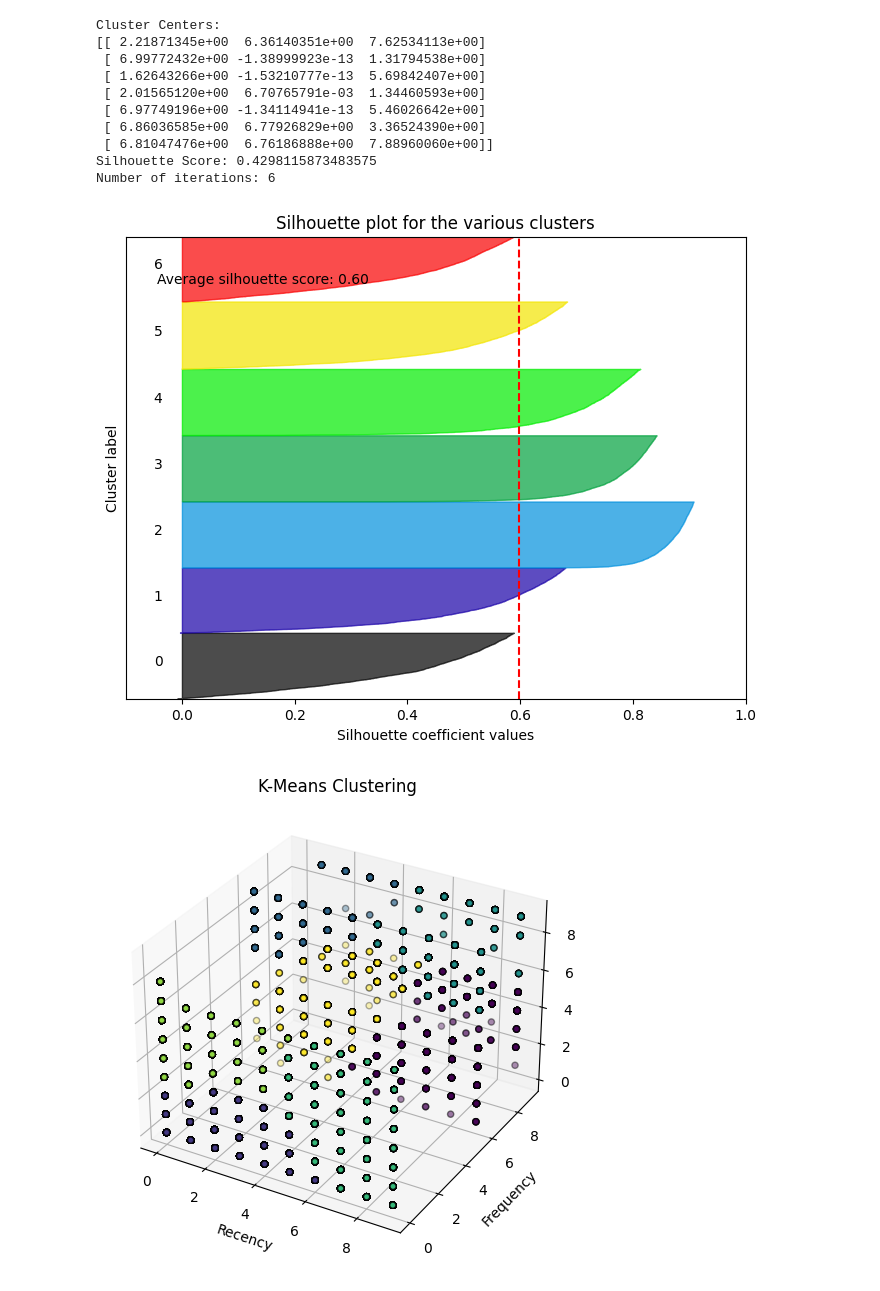
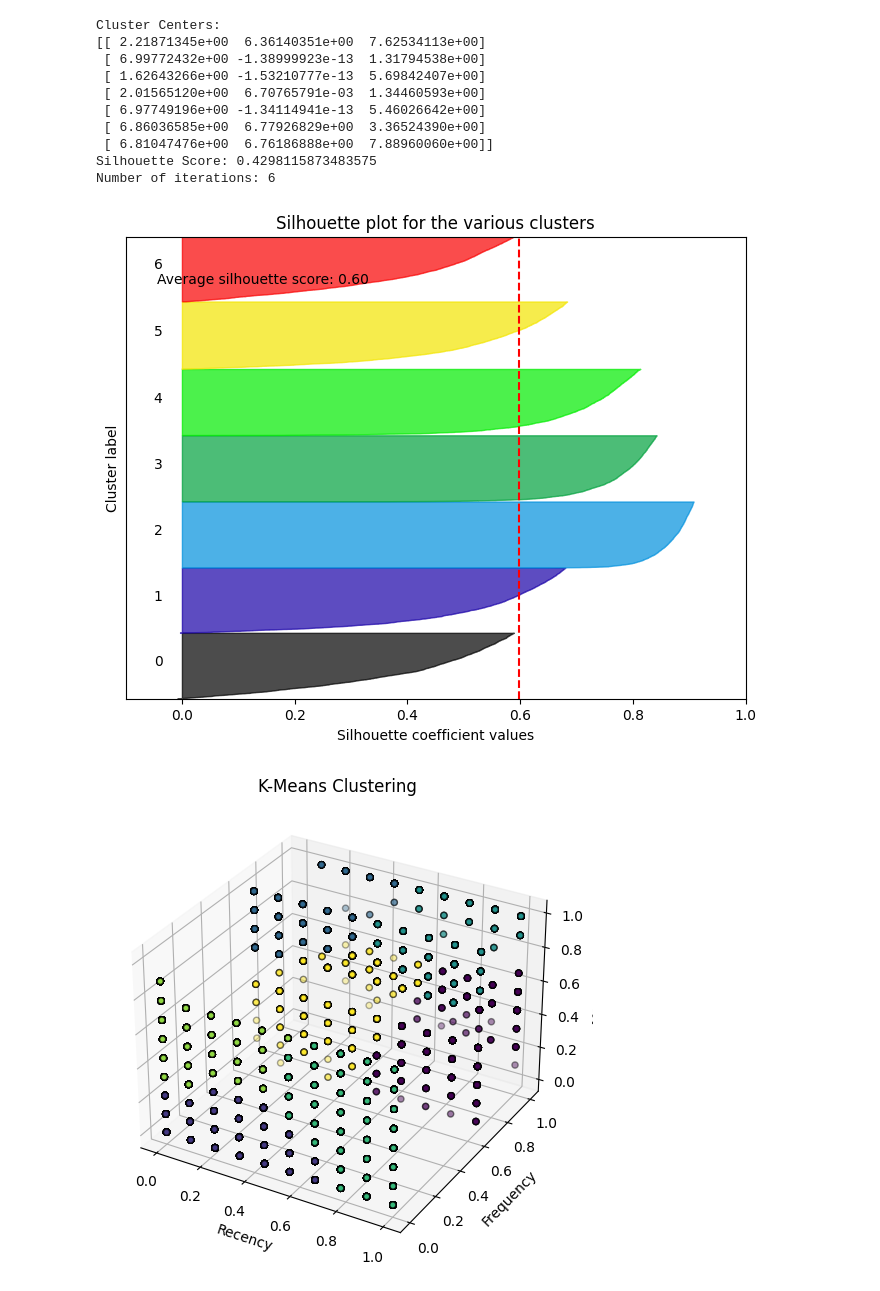
Before and after one commit to MohamedWael45/RFM, a Jupyter notebook: RFM_VeryFinal.ipynb, the cells around one changed output. Cells and saved outputs as stored; diff of their text form; code cells hidden in the pictures.

```diff
--- a/RFM_VeryFinal.ipynb
+++ b/RFM_VeryFinal.ipynb
@@ -413,36 +413,36 @@ ax.axvline(x=silhouette_avg, color="red", linestyle="--")
 ax.text(0.05, 0.9, 'Average silhouette score: {:.2f}'.format(silhouette_avg),
         transform=ax.transAxes)
 
 # Setting x and y-axis labels
 ax.set_xlabel("Silhouette coefficient values")
 ax.set_ylabel("Cluster label")
 
 # Removing y-axis ticks
 ax.set_yticks([])
 
 # Setting the title
 ax.set_title("Silhouette plot for the various clusters")
 
 # Showing the plot
 plt.show()
 
-X = df2[['Recency', 'Frequency', 'Monetary']]
+X = df2[['Recency_normalized', 'Frequency_normalized', 'Monetary_normalized']]
 initial_centroids = X.median().values.reshape(1, -1)
 kmeans = KMeans(n_clusters=7, init='k-means++', n_init=1, max_iter=4, random_state=42)
 kmeans.fit(X)
 labels = kmeans.labels_
 fig = plt.figure(figsize=(8, 6))
 ax = fig.add_subplot(111, projection='3d')
-ax.scatter(X['Recency'], X['Frequency'], X['Monetary'], c=labels.astype(np.float64), edgecolor='k')
+ax.scatter(X['Recency_normalized'], X['Frequency_normalized'], X['Monetary_normalized'], c=labels.astype(np.float64), edgecolor='k')
 
 ax.set_xlabel('Recency')
 ax.set_ylabel('Frequency')
 ax.set_zlabel('Monetary')
 plt.title('K-Means Clustering')
 plt.show()
 # %% [output]
 [figure]
-[figure, old version]
+[figure, new version]
 # %%
 from sklearn.mixture import GaussianMixture
 
```
Also changed, not shown: parts of 10 cells of this notebook.
